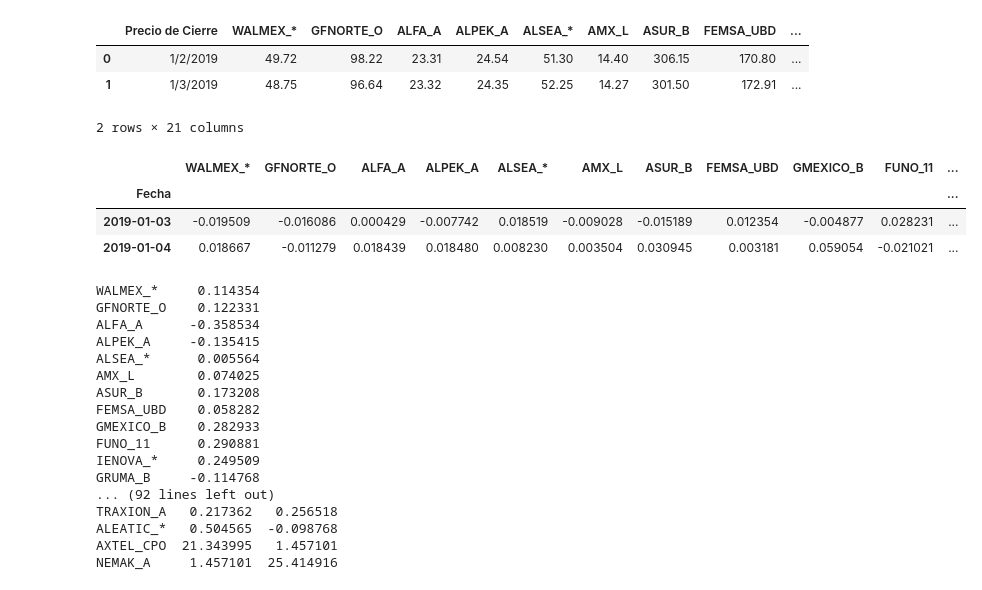
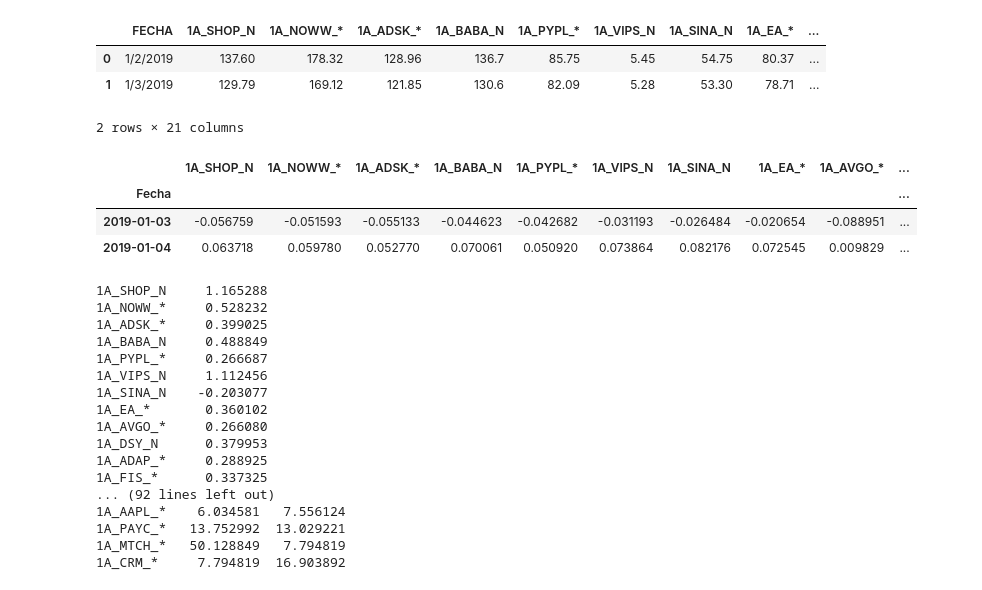
Before and after one commit to marianagh12/Smart-Beta-Portfolio, a Jupyter notebook: Codigo_Bala_Mkwits.ipynb, the cells around one changed output. Drawn from its saved outputs; the diff is of its cells as text; code cells hidden in the pictures.

```diff
--- a/Codigo_Bala_Mkwits.ipynb
+++ b/Codigo_Bala_Mkwits.ipynb
@@ -8,25 +8,25 @@ import numpy as np
 import scipy.optimize
 import matplotlib.pyplot as plt
 # %%
-acciones=pd.read_csv('acciones_2019.csv')
+acciones=pd.read_csv('muestra_USD.csv')
 acciones.head(2)
 # %% [output]
-|  | Precio de Cierre | WALMEX_* | GFNORTE_O | ALFA_A | ALPEK_A | ALSEA_* | AMX_L | ASUR_B | FEMSA_UBD | ... |
-| 0 | 1/2/2019 | 49.72 | 98.22 | 23.31 | 24.54 | 51.30 | 14.40 | 306.15 | 170.80 | ... |
-| 1 | 1/3/2019 | 48.75 | 96.64 | 23.32 | 24.35 | 52.25 | 14.27 | 301.50 | 172.91 | ... |
+|  | FECHA | 1A_SHOP_N | 1A_NOWW_* | 1A_ADSK_* | 1A_BABA_N | 1A_PYPL_* | 1A_VIPS_N | 1A_SINA_N | 1A_EA_* | ... |
+| 0 | 1/2/2019 | 137.60 | 178.32 | 128.96 | 136.7 | 85.75 | 5.45 | 54.75 | 80.37 | ... |
+| 1 | 1/3/2019 | 129.79 | 169.12 | 121.85 | 130.6 | 82.09 | 5.28 | 53.30 | 78.71 | ... |
 2 rows × 21 columns
 # %%
-acciones['Precio de Cierre'] =pd.to_datetime(acciones['Precio de Cierre'])
-acciones = acciones.rename(columns={'Precio de Cierre': 'Fecha'})
+acciones['FECHA'] =pd.to_datetime(acciones['FECHA'])
+acciones = acciones.rename(columns={'FECHA': 'Fecha'})
 acciones.set_index('Fecha', inplace=True)
 acciones=acciones.pct_change()
 acciones.dropna(inplace=True)
 acciones.head(2)
 # %% [output]
-|  | WALMEX_* | GFNORTE_O | ALFA_A | ALPEK_A | ALSEA_* | AMX_L | ASUR_B | FEMSA_UBD | GMEXICO_B | FUNO_11 | ... |
-| Fecha |  |  |  |  |  |  |  |  |  |  | ... |
-| 2019-01-03 | -0.019509 | -0.016086 | 0.000429 | -0.007742 | 0.018519 | -0.009028 | -0.015189 | 0.012354 | -0.004877 | 0.028231 | ... |
-| 2019-01-04 | 0.018667 | -0.011279 | 0.018439 | 0.018480 | 0.008230 | 0.003504 | 0.030945 | 0.003181 | 0.059054 | -0.021021 | ... |
+|  | 1A_SHOP_N | 1A_NOWW_* | 1A_ADSK_* | 1A_BABA_N | 1A_PYPL_* | 1A_VIPS_N | 1A_SINA_N | 1A_EA_* | 1A_AVGO_* | ... |
+| Fecha |  |  |  |  |  |  |  |  |  | ... |
+| 2019-01-03 | -0.056759 | -0.051593 | -0.055133 | -0.044623 | -0.042682 | -0.031193 | -0.026484 | -0.020654 | -0.088951 | ... |
+| 2019-01-04 | 0.063718 | 0.059780 | 0.052770 | 0.070061 | 0.050920 | 0.073864 | 0.082176 | 0.072545 | 0.009829 | ... |
 # %%
 df = acciones*252
 mean = df.mean()
@@ -34,23 +34,23 @@ cov = df.cov()
 print(mean)
 print(cov)
 # %% [output]
-WALMEX_*     0.114354
-GFNORTE_O    0.122331
-ALFA_A      -0.358534
-ALPEK_A     -0.135415
-ALSEA_*      0.005564
-AMX_L        0.074025
-ASUR_B       0.173208
-FEMSA_UBD    0.058282
-GMEXICO_B    0.282933
-FUNO_11      0.290881
-IENOVA_*     0.249509
-GRUMA_B     -0.114768
+1A_SHOP_N     1.165288
+1A_NOWW_*     0.528232
+1A_ADSK_*     0.399025
+1A_BABA_N     0.488849
+1A_PYPL_*     0.266687
+1A_VIPS_N     1.112456
+1A_SINA_N    -0.203077
+1A_EA_*       0.360102
+1A_AVGO_*     0.266080
+1A_DSY_N      0.379953
+1A_ADAP_*     0.288925
+1A_FIS_*      0.337325
 ... (92 lines left out)
-TRAXION_A   0.217362   0.256518
-ALEATIC_*   0.504565  -0.098768
-AXTEL_CPO  21.343995   1.457101
-NEMAK_A     1.457101  25.414916
+1A_AAPL_*    6.034581   7.556124
+1A_PAYC_*   13.752992  13.029221
+1A_MTCH_*   50.128849   7.794819
+1A_CRM_*     7.794819  16.903892
 # %%
 stocks=df.columns
 # %%
```
Also changed, not shown: parts of 20 cells of this notebook, 3 other files.
